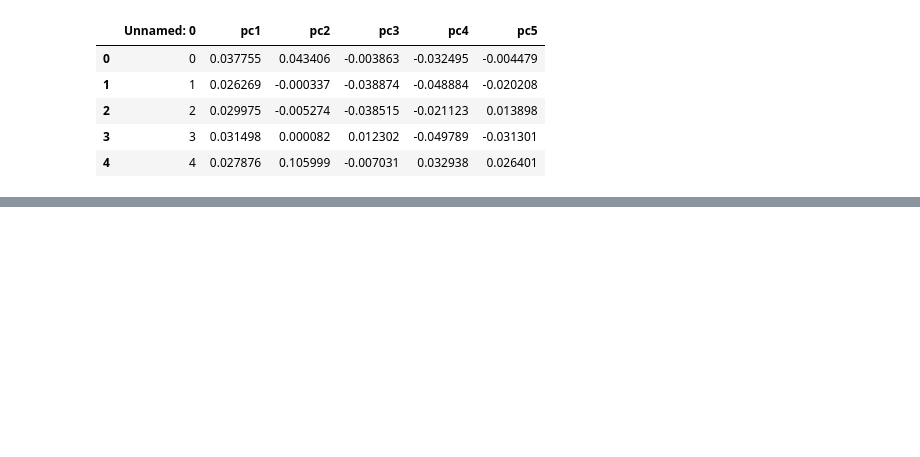
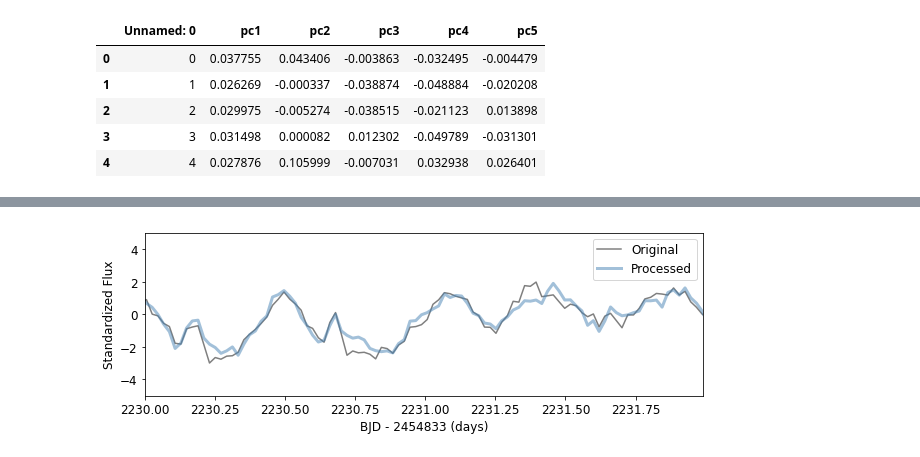
Before and after one commit to RileyWClarke/fftpca_note, a Jupyter notebook: comapred_preprocessed.ipynb, the cells around one changed output, grey strips where cells are left out. Saved outputs shown, nothing was run; the diff lists cells and outputs as text; code cells hidden in the pictures; blank space fills up the shorter version.

```diff
--- a/comapred_preprocessed.ipynb
+++ b/comapred_preprocessed.ipynb
@@ -205,0 +223,12 @@ for i in pcacoefs.sort_values(["pc1","pc2"], ascending=False).index[:10]:
+# %%
+fig, ax = plt.subplots(1,1, figsize=(10,3))
+plt.plot(bjds[982][:-1], fluxes[982][:-1], c='k', alpha=0.5, label='Original')
+plt.plot(bjds[982][:-1], postfluxes200[982], c='SteelBlue', lw=3, alpha=0.5, label='Processed')
+plt.xlim(2230,2231.99)
+plt.ylim(-5,5)
+ax.set_ylabel('Standardized Flux')
+ax.set_xlabel('BJD - 2454833 (days)')
+plt.legend()
+plt.savefig('Figures/lc_comp.png', dpi=300, bbox_inches='tight')
+# %% [output]
+[figure, added]
```
Also changed, not shown: parts of 6 cells of this notebook, 7 other files.
